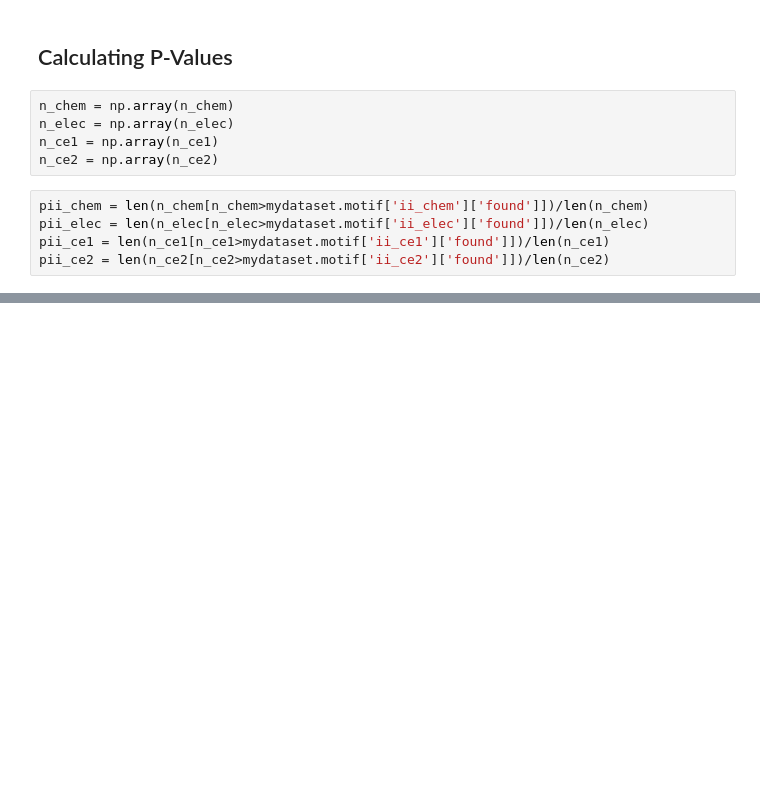
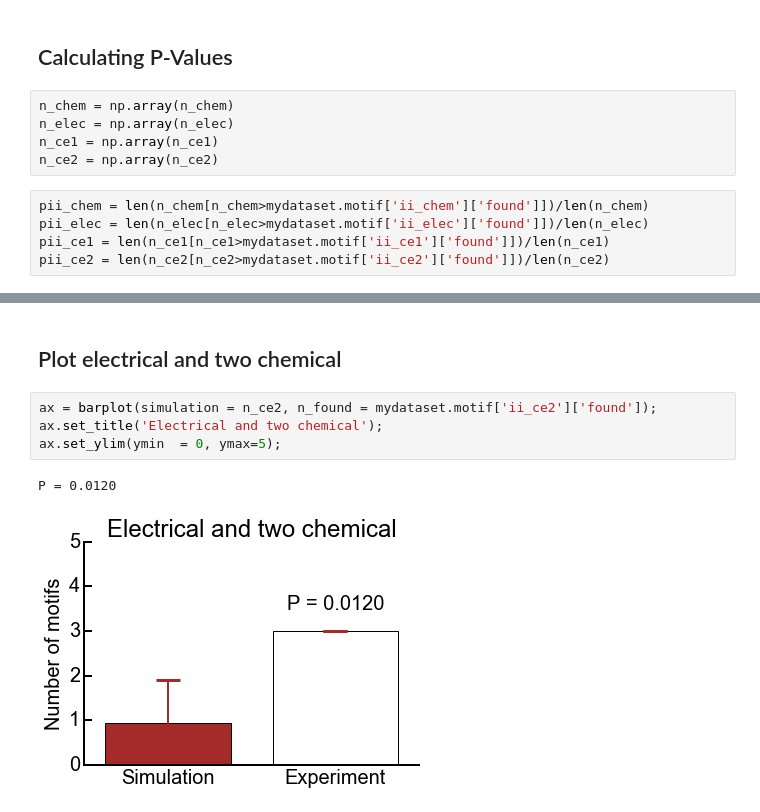
Before and after one commit to ClaudiaEsp/inet, a Jupyter notebook: Examples/Testing inhibitory motifs.ipynb, the cells around one changed output, grey strips where cells are left out. Cells and saved outputs as stored; diff of their text form; blank space fills up the shorter version.

```diff
--- a/Examples/Testing inhibitory motifs.ipynb
+++ b/Examples/Testing inhibitory motifs.ipynb
@@ -315,0 +346,9 @@ print(AsciiTable(info).table)
+# %% [markdown]
+<H2>Plot electrical and two chemical</H2>
+# %%
+ax = barplot(simulation = n_ce2, n_found = mydataset.motif['ii_ce2']['found']);
+ax.set_title('Electrical and two chemical');
+ax.set_ylim(ymin  = 0, ymax=5);
+# %% [output]
+P = 0.0120
+[figure, added]
```
Also changed, not shown: parts of 15 cells of this notebook, 1 other file.
